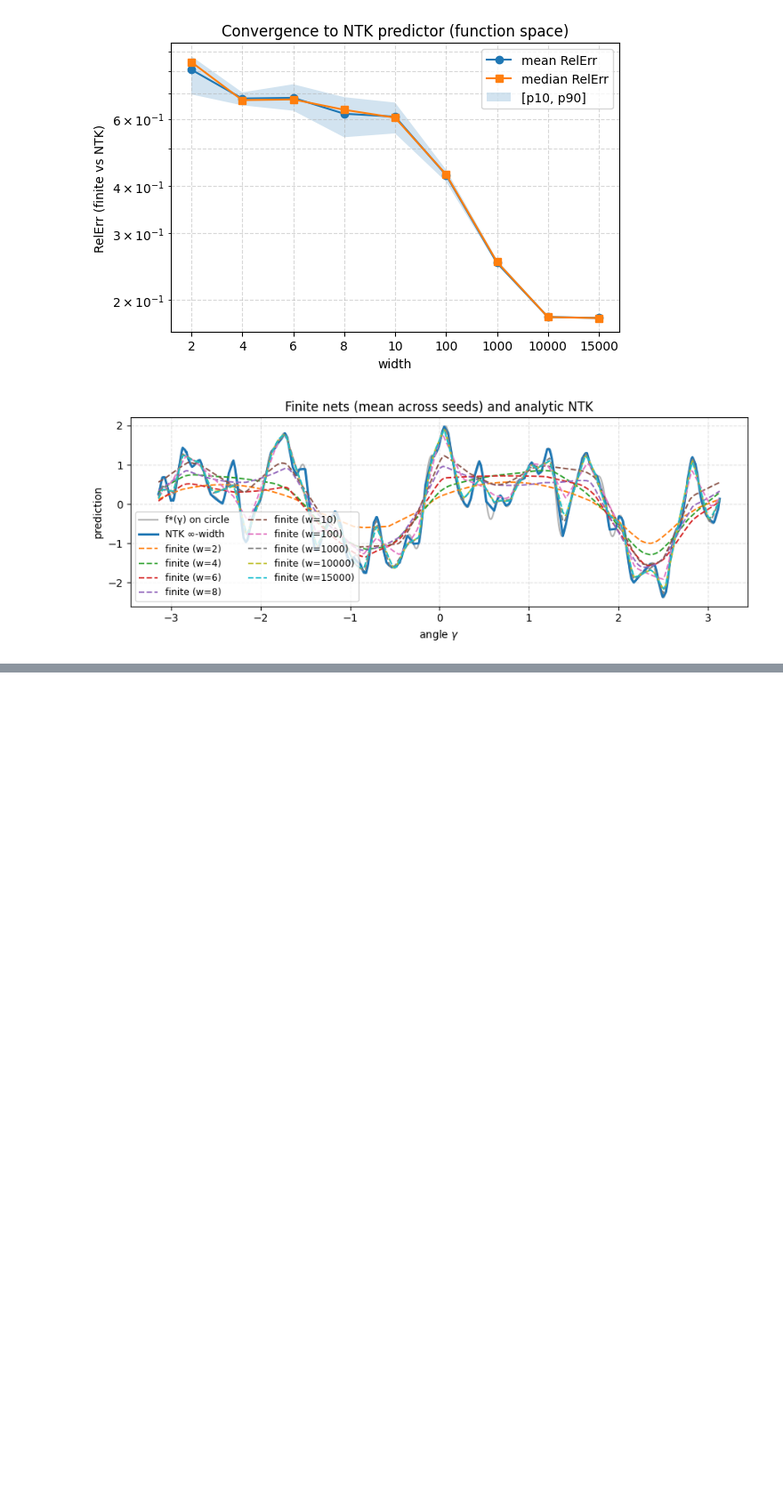
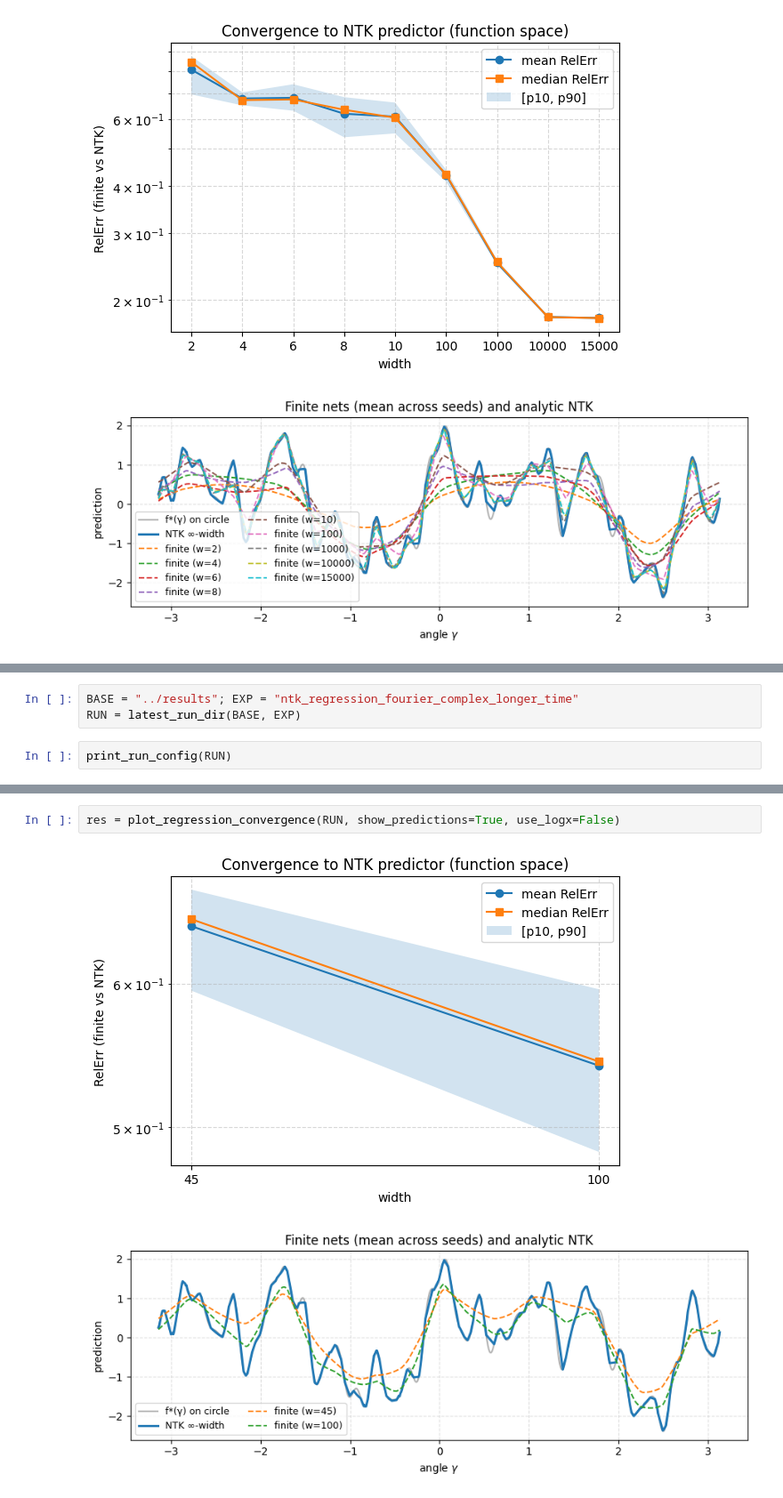
Before and after one commit to obi-wan-shinobi/msc-thesis, a Jupyter notebook: code/ntk-experiments/notebooks/ntk-experiments.ipynb, the cells around one changed output, grey strips where cells are left out. Shown at 89% size. Drawn from its saved outputs; the diff is of its cells as text; blank space fills up the shorter version.

```diff
--- a/code/ntk-experiments/notebooks/ntk-experiments.ipynb
+++ b/code/ntk-experiments/notebooks/ntk-experiments.ipynb
@@ -354,0 +356,5 @@ res = plot_regression_convergence(RUN, show_predictions=True, use_logx=False)
+# %%
+BASE = "../results"; EXP = "ntk_regression_fourier_complex_longer_time"
+RUN = latest_run_dir(BASE, EXP)
+# %%
+print_run_config(RUN)
@@ -354,0 +379,5 @@ res = plot_regression_convergence(RUN, show_predictions=True, use_logx=False)
+# %%
+res = plot_regression_convergence(RUN, show_predictions=True, use_logx=False)
+# %% [output]
+[figure, added]
+[figure, added]
```
Also changed, not shown: parts of 33 cells of this notebook, 52 other files.
